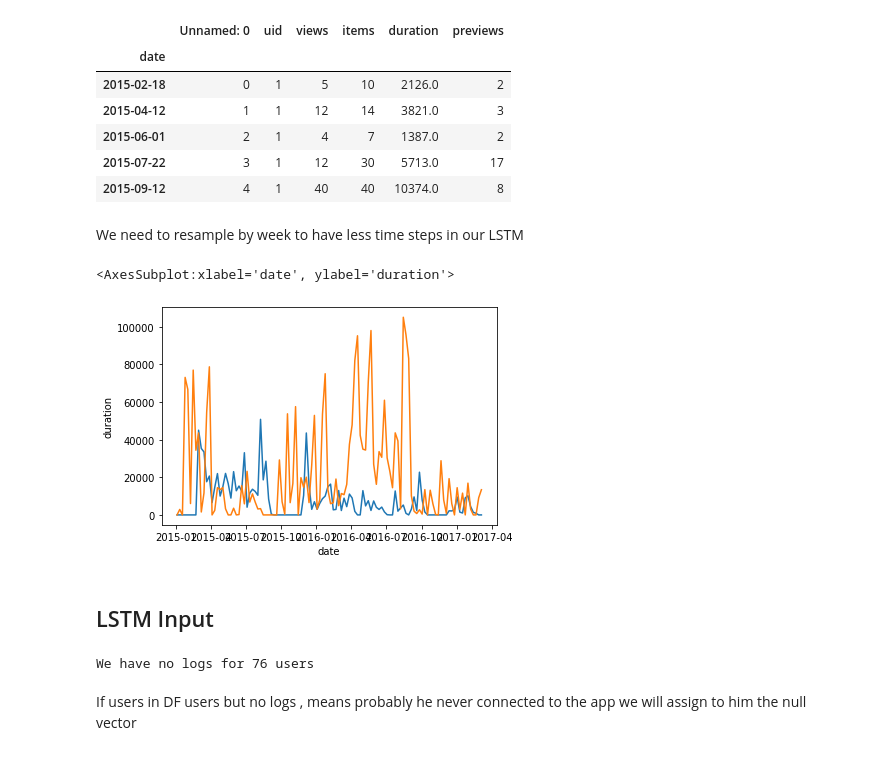
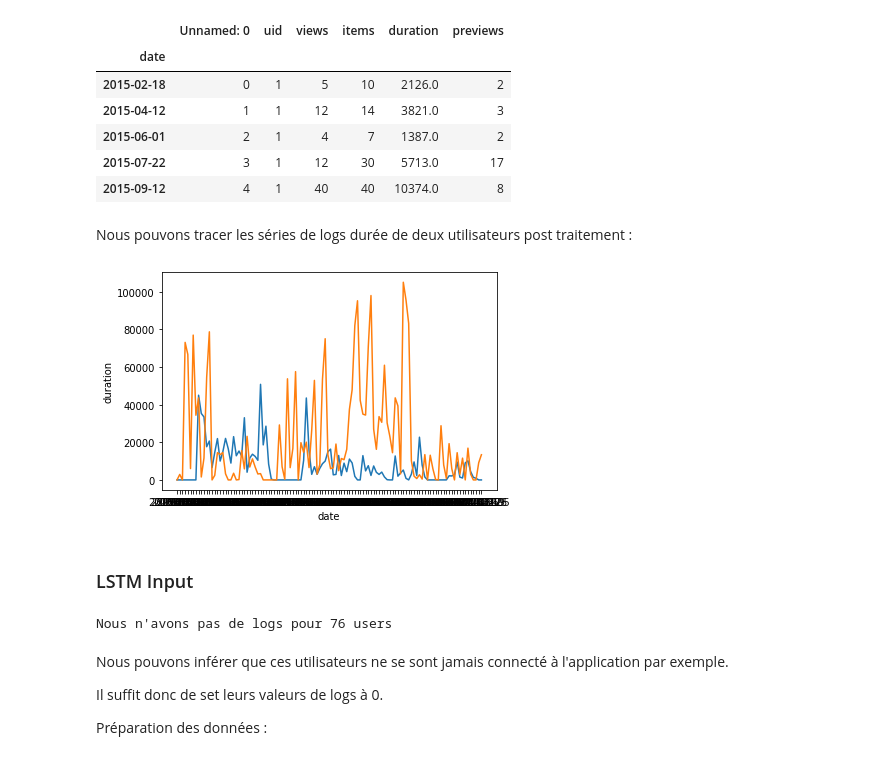
Before and after one commit to AmineDiro/Churn-analysis, a Jupyter notebook: MLpython.ipynb, the cells around one changed output. Saved outputs shown, nothing was run; the diff lists cells and outputs as text; code cells hidden in the pictures.

```diff
--- a/MLpython.ipynb
+++ b/MLpython.ipynb
@@ -595,5 +719,3 @@ result= temp.iloc[:,2:]
-# %% [markdown]
-We need to resample by week to have less time steps in our LSTM
 # %%
 dum = result.reset_index().set_index("date")
 dum = dum.groupby("uid").resample("W").sum()
@@ -605,22 +727,29 @@ res = pd.read_csv('padded_logs_weekly.csv',index_col=['uid','date']).iloc[:,1:]
+# %% [markdown]
+Nous pouvons tracer les séries de logs durée de deux utilisateurs post traitement :
 # %%
-sns.lineplot(x='date',y='duration',data=dum.loc[0])
-sns.lineplot(x='date',y='duration',data=dum.loc[456])
+sns.lineplot(x="date", y="duration", data=res.loc[0])
+sns.lineplot(x="date", y="duration", data=res.loc[456])
+
+plt.savefig("post_treatment.png")
 # %% [output]
-<AxesSubplot:xlabel='date', ylabel='duration'>
-[figure, old version]
+[figure, new version]
 # %% [markdown]
-## LSTM Input
+### LSTM Input
 # %%
 #  input is of shape : nb_users x events x features
 # if users in DF users but no logs , means probably he never connected to the app we will assign to him the null vector
 nb_missing_ulogs = (
     users.index.shape[0] - res.index.get_level_values(0).unique().shape[0]
 )
-print("We have no logs for {} users".format(nb_missing_ulogs))
+print("Nous n'avons pas de logs pour {} users".format(nb_missing_ulogs))
 # %% [output]
-We have no logs for 76 users
+Nous n'avons pas de logs pour 76 users
-# %% [markdown]
-If users in DF users but no logs , means probably he never connected to the app we will assign to him the null vector
+# %% [markdown]
+Nous pouvons inférer que ces utilisateurs ne se sont jamais connecté à l'application par exemple.
+
+Il suffit donc de set leurs valeurs de logs à 0.
+
+Préparation des données :
 # %%
 nb_users = len(set(users.index))
 events = res.loc[0].shape[0]
```
Also changed, not shown: parts of 143 cells of this notebook, 2 other files.
